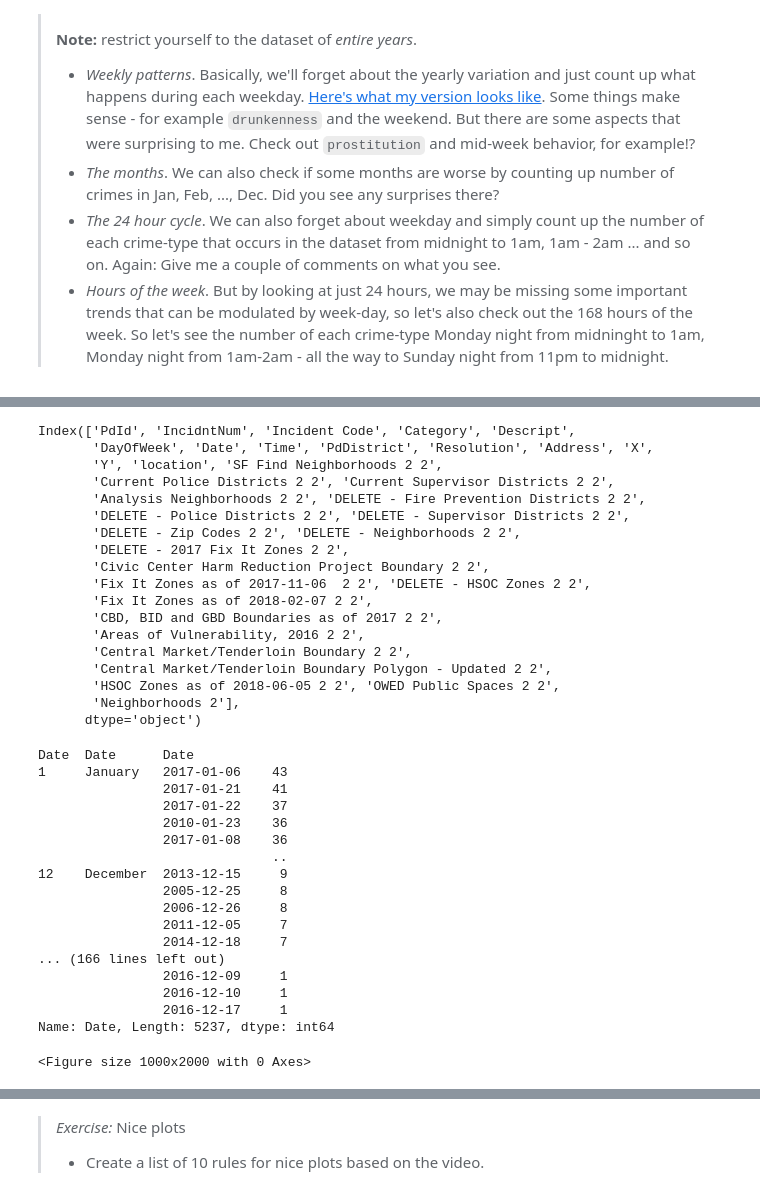
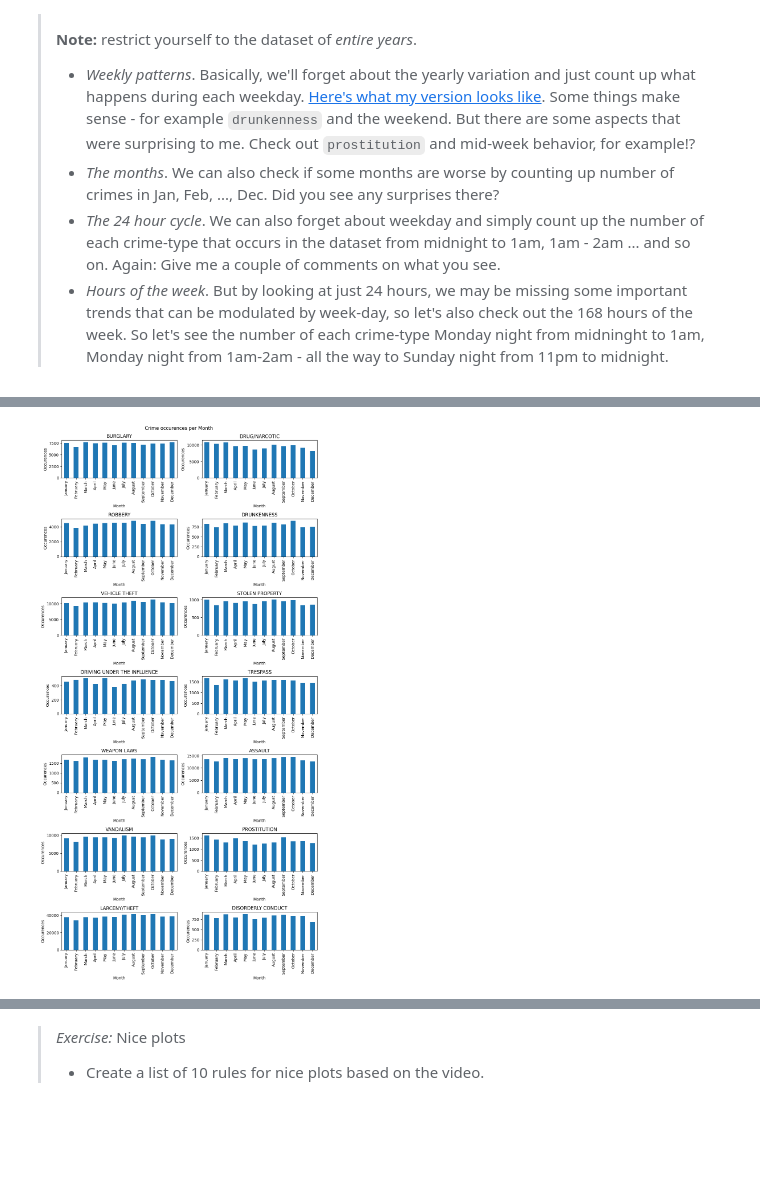
Before and after one commit to AnneKDesler/socialdata2023, a Jupyter notebook: lectures/Week2.ipynb, the cells around one changed output, grey strips where cells are left out. Drawn from its saved outputs; the diff is of its cells as text; code cells hidden in the pictures; blank space fills up the shorter version.

```diff
--- a/lectures/Week2.ipynb
+++ b/lectures/Week2.ipynb
@@ -152,52 +153,13 @@ fig.tight_layout()
-# %%
-df.columns
-# %% [output]
-Index(['PdId', 'IncidntNum', 'Incident Code', 'Category', 'Descript',
-       'DayOfWeek', 'Date', 'Time', 'PdDistrict', 'Resolution', 'Address', 'X',
-       'Y', 'location', 'SF Find Neighborhoods 2 2',
-       'Current Police Districts 2 2', 'Current Supervisor Districts 2 2',
-       'Analysis Neighborhoods 2 2', 'DELETE - Fire Prevention Districts 2 2',
-       'DELETE - Police Districts 2 2', 'DELETE - Supervisor Districts 2 2',
-       'DELETE - Zip Codes 2 2', 'DELETE - Neighborhoods 2 2',
-       'DELETE - 2017 Fix It Zones 2 2',
-       'Civic Center Harm Reduction Project Boundary 2 2',
-       'Fix It Zones as of 2017-11-06  2 2', 'DELETE - HSOC Zones 2 2',
-       'Fix It Zones as of 2018-02-07 2 2',
-       'CBD, BID and GBD Boundaries as of 2017 2 2',
-       'Areas of Vulnerability, 2016 2 2',
-       'Central Market/Tenderloin Boundary 2 2',
-       'Central Market/Tenderloin Boundary Polygon - Updated 2 2',
-       'HSOC Zones as of 2018-06-05 2 2', 'OWED Public Spaces 2 2',
-       'Neighborhoods 2'],
-      dtype='object')
 # %%
+df['Month'] = df['Timestamp'].dt.month_name()
 fig = plt.figure(figsize=(10,20))
 for i, crime in enumerate(focuscrimes):
     df_i = df.loc[df.Category == crime]
-    crimes_per_Month = df_i.groupby([df_i['Date'].dt.month,df_i['Date'].dt.month_name()])['Date'].value_counts()
-    print(crimes_per_Month)
-    #crimes_per_DayOfWeek = df_i.groupby([df_i['Date'].dt.day_of_week,df_i['Date'].dt.day_name()])['DayOfWeek'].value_counts()
+    crimes_per_Month = df_i.groupby([df_i['Timestamp'].dt.month,df_i['Timestamp'].dt.month_name()])['Month'].value_counts()
     crimes_per_Month = crimes_per_Month.droplevel(0,'index').droplevel(0,'index')
-    #ax = fig.add_subplot(7, 2, i + 1)
-    #crimes_per_Month.plot(ax=ax, kind='bar', title=crime, xlabel="Month", ylabel="Occurences")
+    ax = fig.add_subplot(7, 2, i + 1)
+    crimes_per_Month.plot(ax=ax, kind='bar', title=crime, xlabel="Month", ylabel="Occurences")
 fig.suptitle('Crime occurences per Month')
-fig.tight_layout()
+fig.tight_layout(rect=[0, 0, 1, 0.99])
 # %% [output]
-Date  Date      Date
-1     January   2017-01-06    43
-                2017-01-21    41
-                2017-01-22    37
-                2010-01-23    36
-                2017-01-08    36
-                              ..
-12    December  2013-12-15     9
-                2005-12-25     8
-                2006-12-26     8
-                2011-12-05     7
-                2014-12-18     7
-... (166 lines left out)
-                2016-12-09     1
-                2016-12-10     1
-                2016-12-17     1
-Name: Date, Length: 5237, dtype: int64
-<Figure size 1000x2000 with 0 Axes>
+[figure, added]
```
Also changed, not shown: parts of 7 cells of this notebook.
